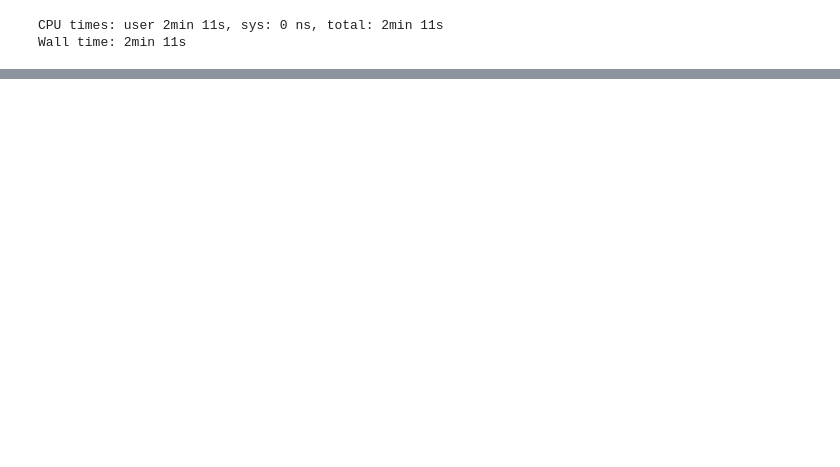
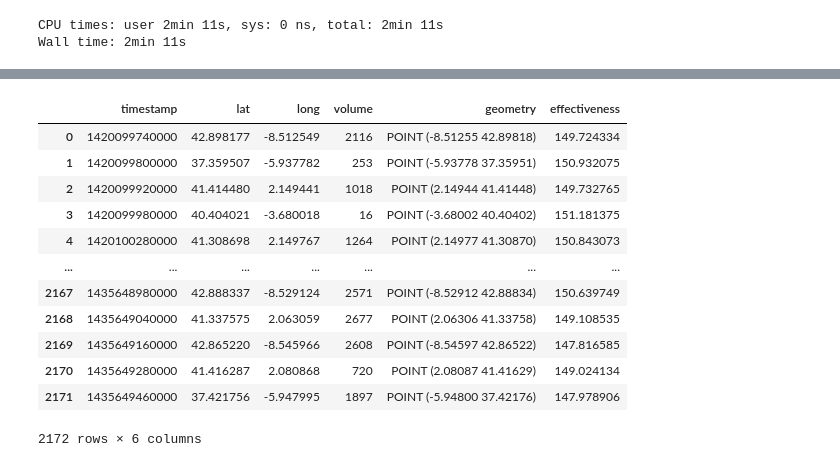
Before and after one commit to castares/effectiveness_by_campaign, a Jupyter notebook: data_exploration.ipynb, the cells around one changed output, grey strips where cells are left out. Saved outputs shown, nothing was run; the diff lists cells and outputs as text; code cells hidden in the pictures; blank space fills up the shorter version.

Commit message:
WIP 3rd implementation, iterating over campaigns instead of sales

```diff
--- a/data_exploration.ipynb
+++ b/data_exploration.ipynb
@@ -107,5 +105,3 @@ restaurants[restaurants['id'] == 0]
-# %%
-sales_geo = sales_geo[sales_geo.geometry.isnull()]
 # %% [markdown]
 # Building the Algorithm on an example sale
 # %%
@@ -600,0 +560,7 @@ KeyboardInterrupt:
+# %%
+%%time
+campaigns = data['campaigns'].copy()
+sales = data['sales'].copy()
+for idx,campaign in campaigns.iterrows():
+    effectiveness = compute_effectiveness(campaign, sales)
+    add_campaign_effectiveness(campaigns, idx, effectiveness)
@@ -600,0 +570,16 @@ KeyboardInterrupt:
+# %%
+campaigns[campaigns['effectiveness'].notnull()]
+# %% [output]
+|  | timestamp | lat | long | volume | geometry | effectiveness |
+| 0 | 1420099740000 | 42.898177 | -8.512549 | 2116 | POINT (-8.51255 42.89818) | 149.724334 |
+| 1 | 1420099800000 | 37.359507 | -5.937782 | 253 | POINT (-5.93778 37.35951) | 150.932075 |
+| 2 | 1420099920000 | 41.414480 | 2.149441 | 1018 | POINT (2.14944 41.41448) | 149.732765 |
+| 3 | 1420099980000 | 40.404021 | -3.680018 | 16 | POINT (-3.68002 40.40402) | 151.181375 |
+| 4 | 1420100280000 | 41.308698 | 2.149767 | 1264 | POINT (2.14977 41.30870) | 150.843073 |
+| ... | ... | ... | ... | ... | ... | ... |
+| 2167 | 1435648980000 | 42.888337 | -8.529124 | 2571 | POINT (-8.52912 42.88834) | 150.639749 |
+| 2168 | 1435649040000 | 41.337575 | 2.063059 | 2677 | POINT (2.06306 41.33758) | 149.108535 |
+| 2169 | 1435649160000 | 42.865220 | -8.545966 | 2608 | POINT (-8.54597 42.86522) | 147.816585 |
+| 2170 | 1435649280000 | 41.416287 | 2.080868 | 720 | POINT (2.08087 41.41629) | 149.024134 |
+| 2171 | 1435649460000 | 37.421756 | -5.947995 | 1897 | POINT (-5.94800 37.42176) | 147.978906 |
+2172 rows × 6 columns
```
Also changed, not shown: parts of 22 cells of this notebook.
